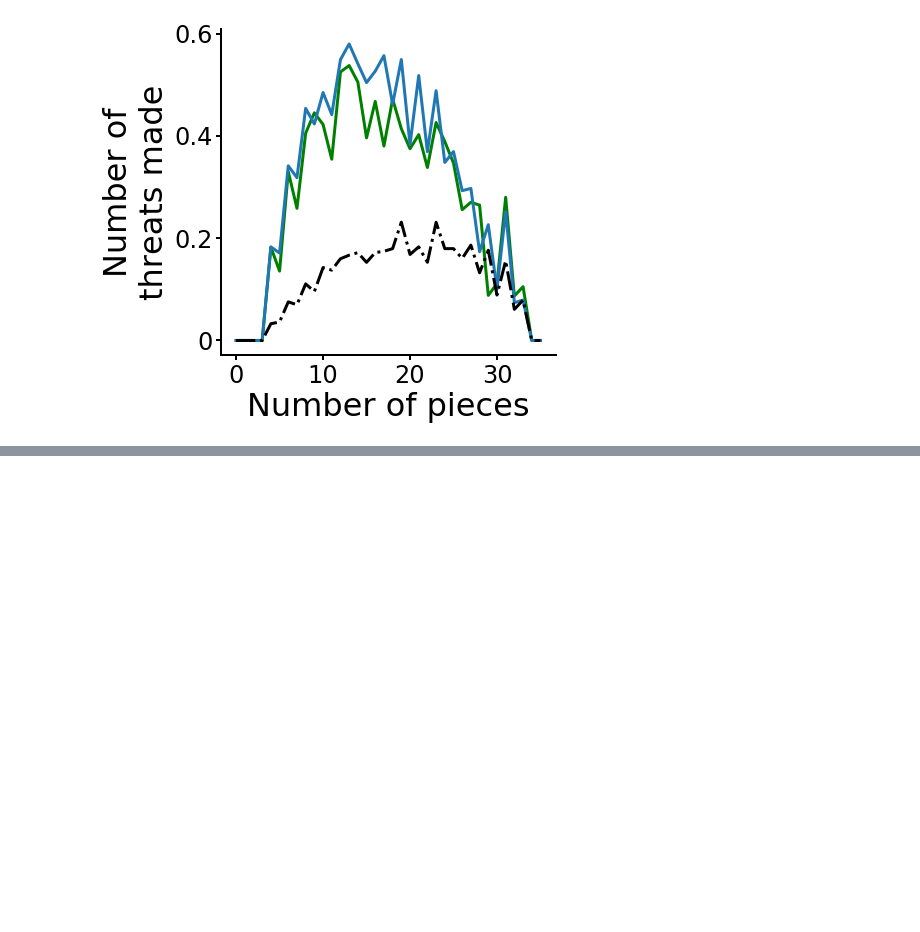
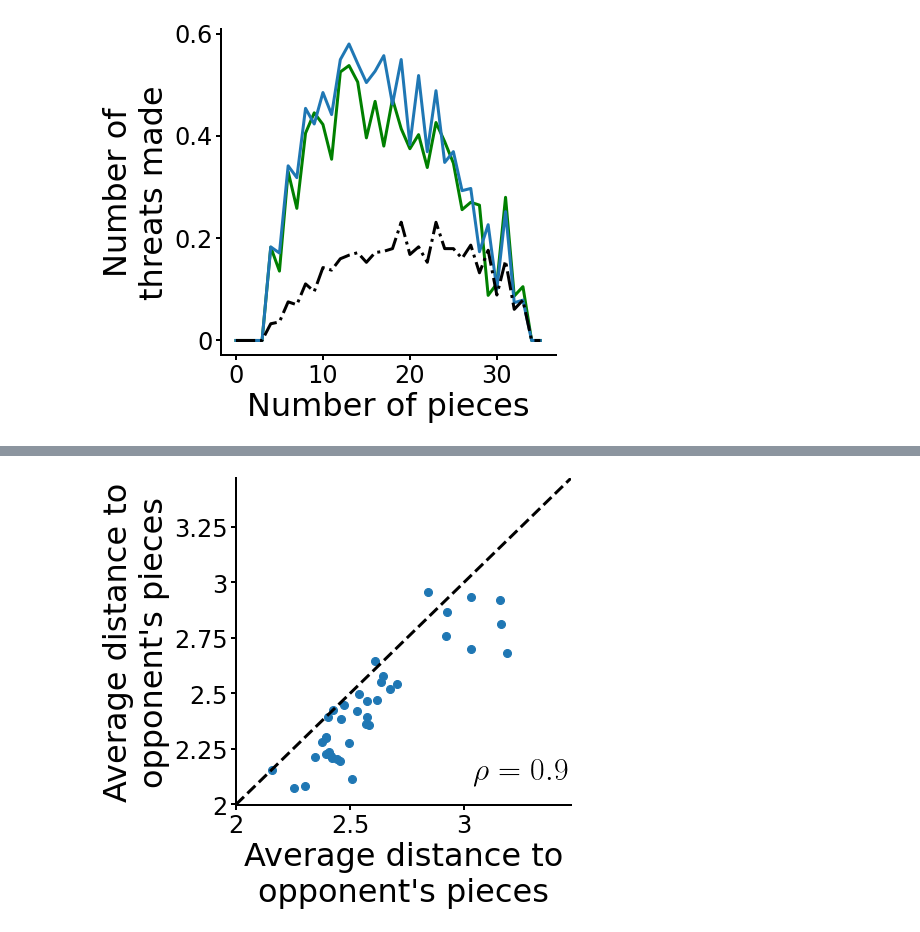
Before and after one commit to basvanopheusden/fourinarow, a Jupyter notebook: Analysis notebooks/new/Summary statistics.ipynb, the cells around one changed output, grey strips where cells are left out. Cells and saved outputs as stored; diff of their text form; code cells hidden in the pictures; blank space fills up the shorter version.

```diff
--- a/Analysis notebooks/new/Summary statistics.ipynb
+++ b/Analysis notebooks/new/Summary statistics.ipynb
@@ -119,0 +150,4 @@ plot_summary_by_npieces(8,False)
+# %%
+plot_summary_sub(2)
+# %% [output]
+[figure, added]
```
Also changed, not shown: parts of 14 cells of this notebook, 7 other files.
